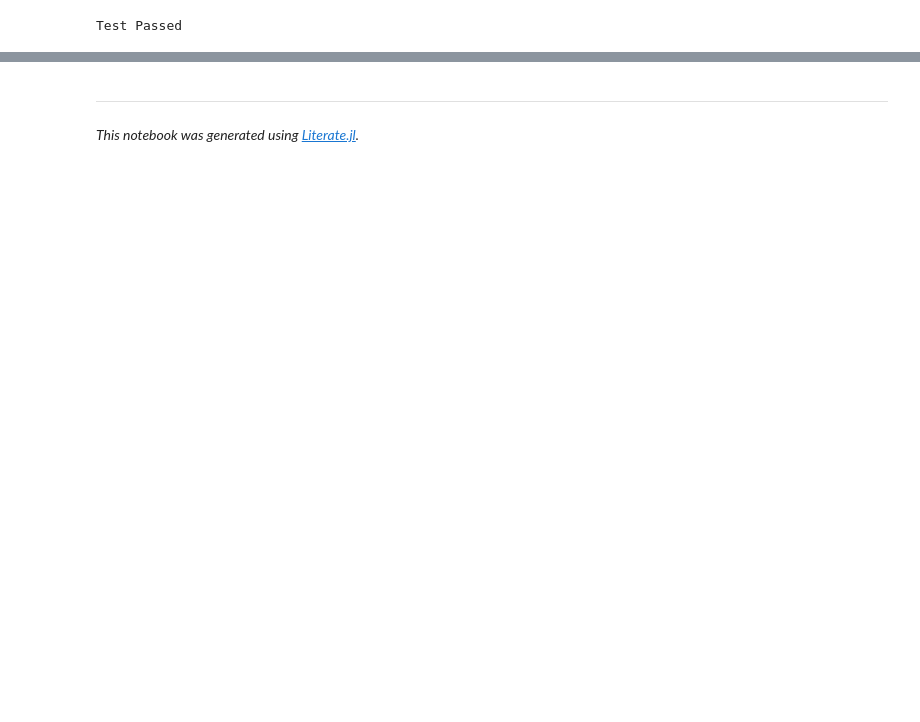
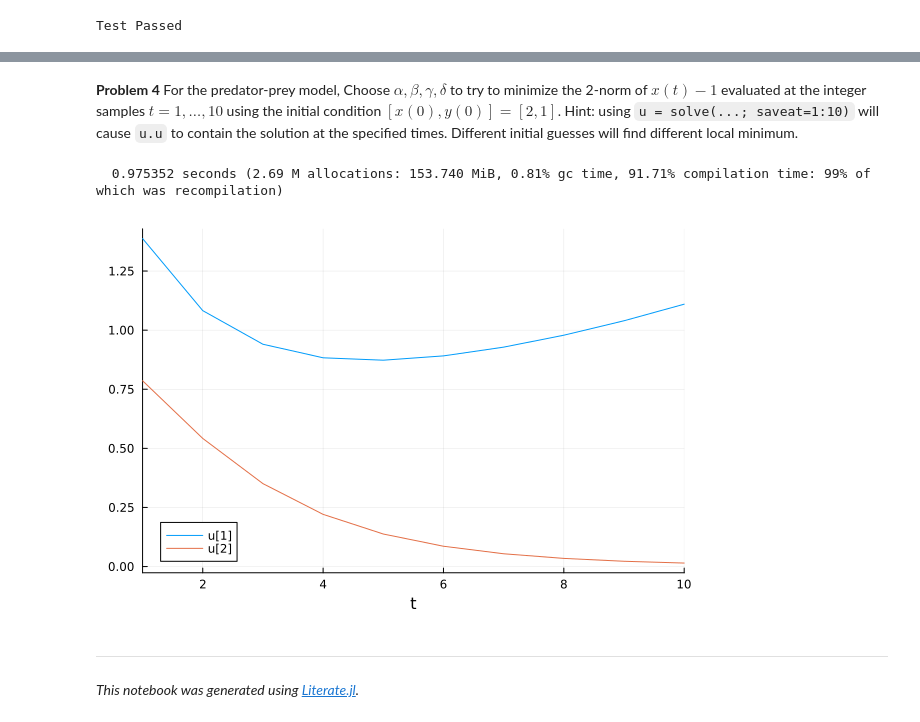
Before and after one commit to dlfivefifty/SciMLSANUM2024, a Jupyter notebook: labs/lab4s.ipynb, the cells around one changed output, grey strips where cells are left out. Drawn from its saved outputs; the diff is of its cells as text; code cells hidden in the pictures; blank space fills up the shorter version.

```diff
--- a/labs/lab4s.ipynb
+++ b/labs/lab4s.ipynb
@@ -244,3 +280,30 @@ Or more specifically: its computing the derivative (and indeed the pullback) usi
+# %% [markdown]
+**Problem 4** For the predator-prey model, Choose $α,β,γ,δ$ to try to minimize the 2-norm of $x(t) - 1$ evaluated at
+the integer samples $t = 1,…,10$ using the initial condition $[x(0),y(0)] = [2,1]$. Hint: using `u = solve(...; saveat=1:10)` will cause `u.u` to contain the solution
+at the specified times. Different initial guesses will find different local minimum.
+# %%
+# SOLUTION
+
+
+function predatorprey(ps)
+    prob = ODEProblem(predatorprey_rhs!, [2.,1.], (0.0, 10.0), ps)
+    solve(prob, Tsit5(), abstol = 1e-10, reltol = 1e-10, saveat=1:10)
+end
+
+function predatorprey_norm(ps, _)
+    u = predatorprey(ps)
+    norm(first.(u.u) .- 1)
+end
+
+prob = OptimizationProblem(OptimizationFunction(predatorprey_norm, Optimization.AutoZygote()), [1.0,0.1,0.1,1], ())
+@time ret = solve(prob, Adam(0.03), maxiters=300)
+plot(predatorprey(ret.u))
+
+
+## END
+# %% [output]
+  0.975352 seconds (2.69 M allocations: 153.740 MiB, 0.81% gc time, 91.71% compilation time: 99% of which was recompilation)
+[figure, added]
 # %% [markdown]
 ---
 
```
Also changed, not shown: parts of 9 cells of this notebook, 5 other files.
